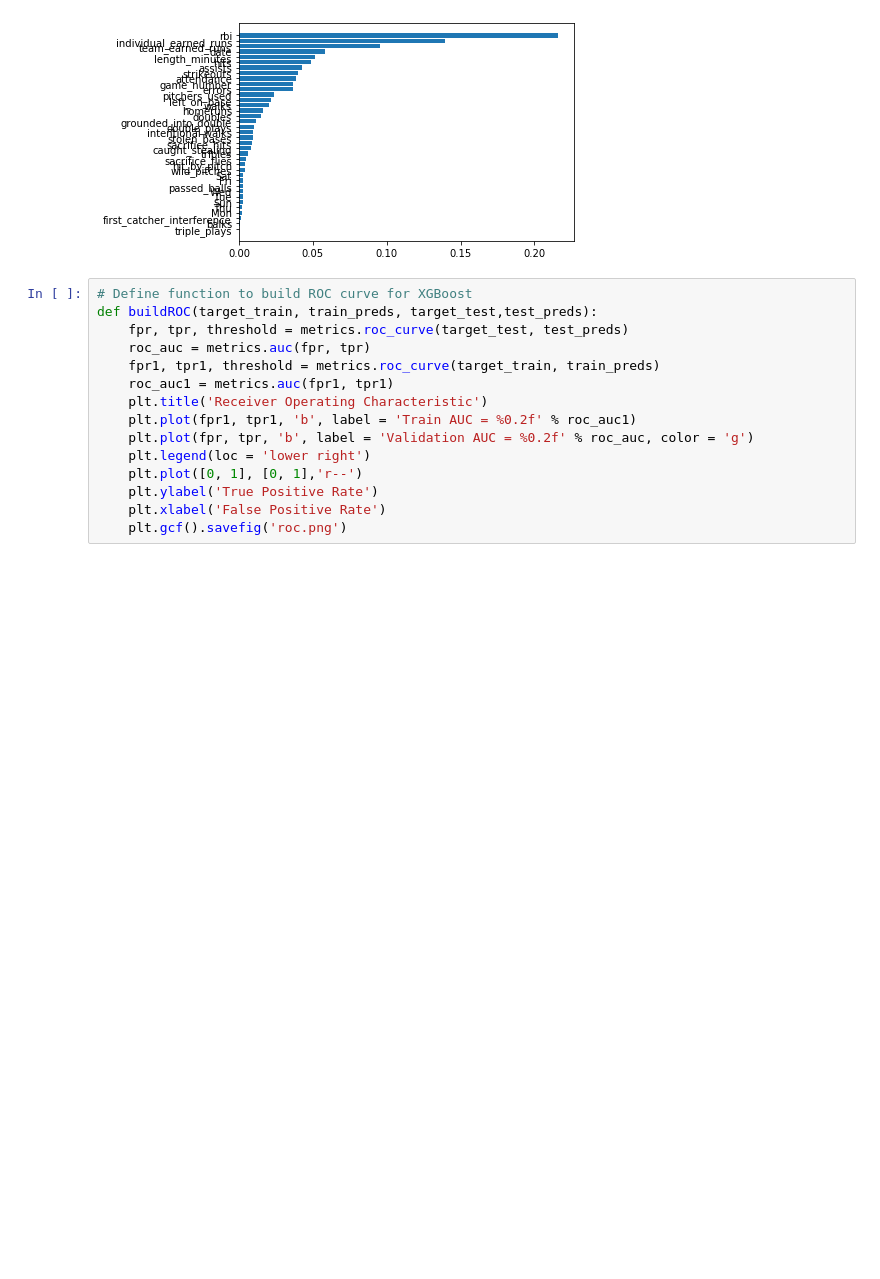
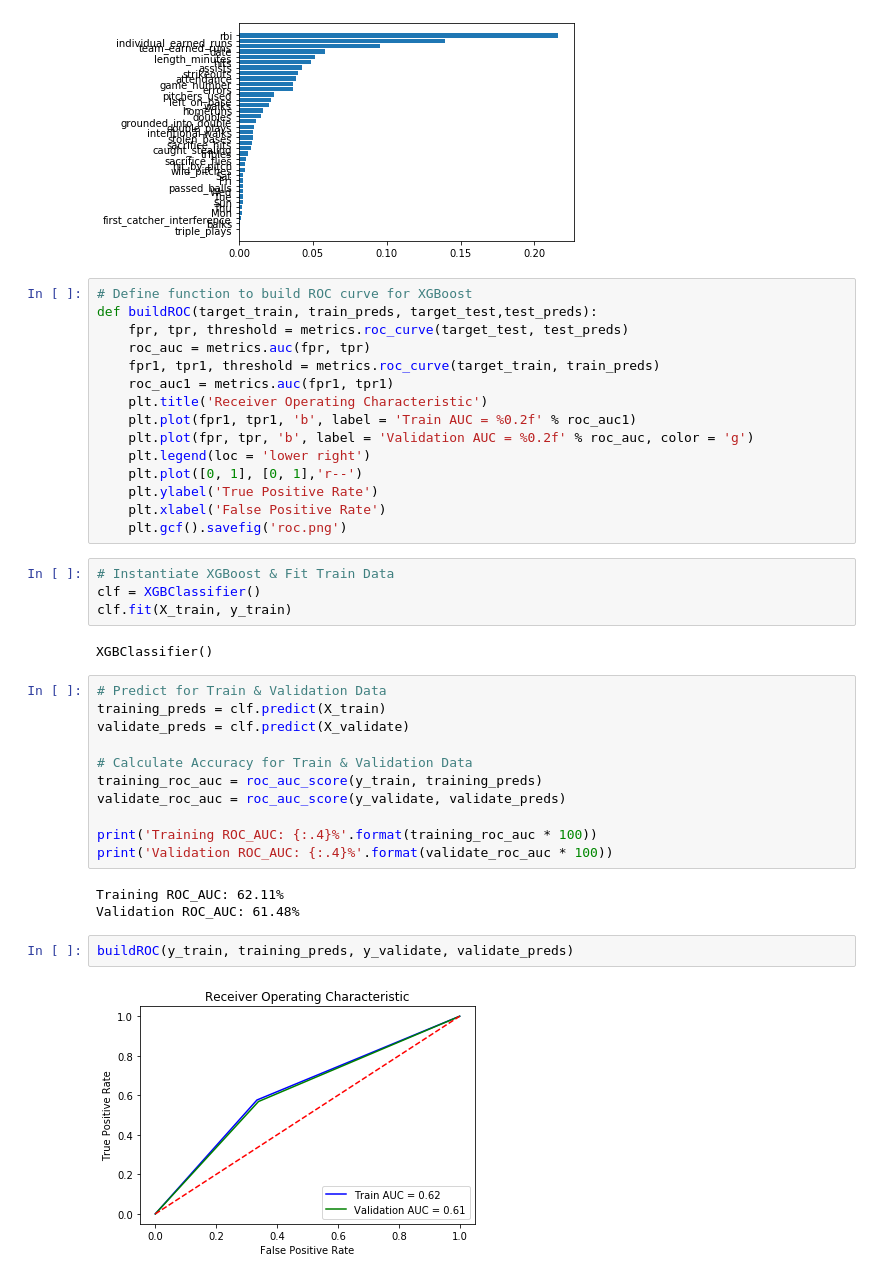
Before and after one commit to LeDorean/MLB_analysis, a Jupyter notebook: notebooks/Untitled.ipynb, the cells around one changed output. Drawn from its saved outputs; the diff is of its cells as text; blank space fills up the shorter version.

Commit message:
baseline XGBoost fitted

```diff
--- a/notebooks/Untitled.ipynb
+++ b/notebooks/Untitled.ipynb
@@ -284,3 +284,27 @@ def buildROC(target_train, train_preds, target_test,test_preds):
     plt.ylabel('True Positive Rate')
     plt.xlabel('False Positive Rate')
     plt.gcf().savefig('roc.png')
+# %%
+# Instantiate XGBoost & Fit Train Data
+clf = XGBClassifier()
+clf.fit(X_train, y_train)
+# %% [output]
+XGBClassifier()
+# %%
+# Predict for Train & Validation Data
+training_preds = clf.predict(X_train)
+validate_preds = clf.predict(X_validate)
+
+# Calculate Accuracy for Train & Validation Data
+training_roc_auc = roc_auc_score(y_train, training_preds)
+validate_roc_auc = roc_auc_score(y_validate, validate_preds)
+
+print('Training ROC_AUC: {:.4}%'.format(training_roc_auc * 100))
+print('Validation ROC_AUC: {:.4}%'.format(validate_roc_auc * 100))
+# %% [output]
+Training ROC_AUC: 62.11%
+Validation ROC_AUC: 61.48%
+# %%
+buildROC(y_train, training_preds, y_validate, validate_preds)
+# %% [output]
+[figure, added]
```
Also changed, not shown: 1 other file.
